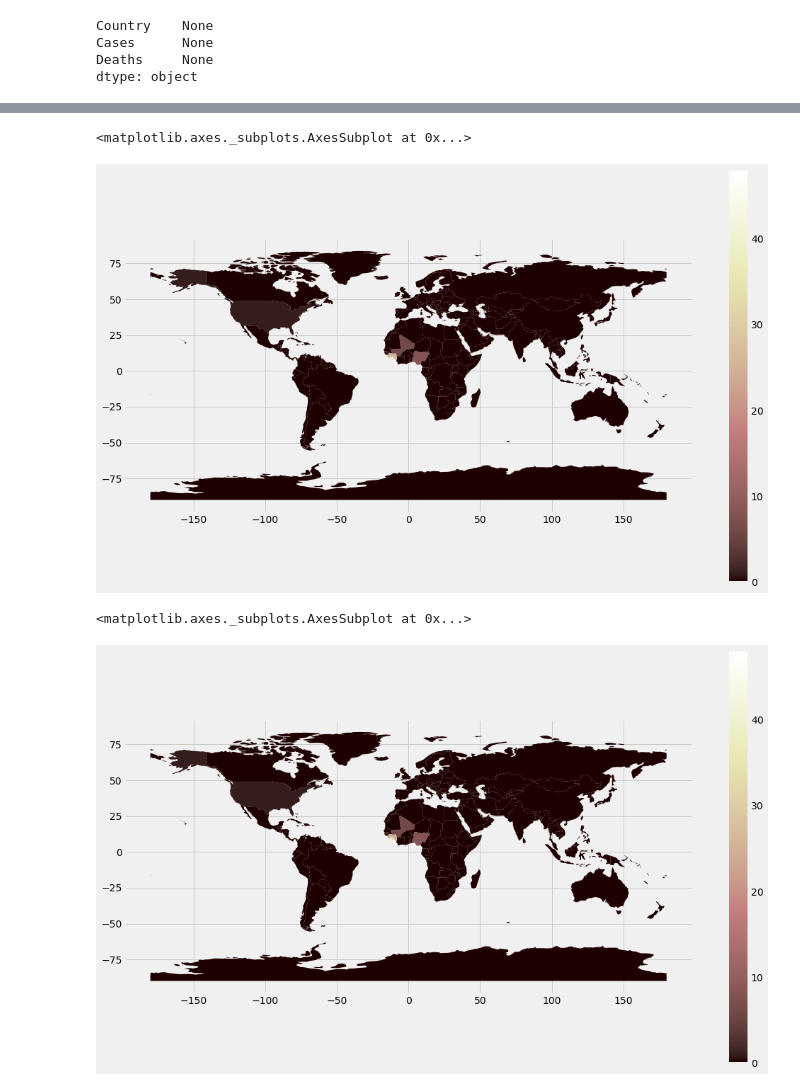
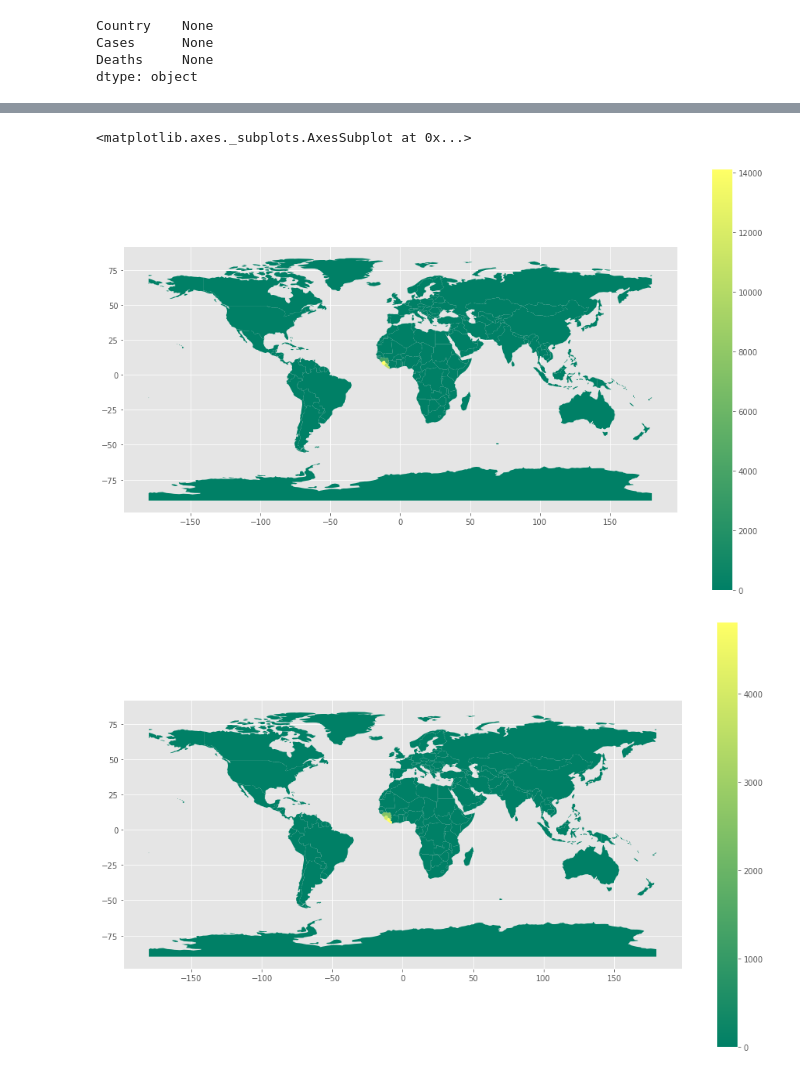
Before and after one commit to luckycontrol/BigData-Final-Project, a Jupyter notebook: ebola_an.ipynb, the cells around one changed output, grey strips where cells are left out. Cells and saved outputs as stored; diff of their text form; code cells hidden in the pictures.

```diff
--- a/ebola_an.ipynb
+++ b/ebola_an.ipynb
@@ -21,3 +21,5 @@ mask_2016 = (ebola['Date'] >= '2016-01-01') & (ebola['Date'] <= '2016-12-31')
 ebola2014 = ebola.loc[mask_2014]
 ebola2015 = ebola.loc[mask_2015]
 ebola2016 = ebola.loc[mask_2016]
+# %%
+ebola2016 = ebola2016.drop(['Date'], axis=1)
@@ -32,12 +77,10 @@ mask_2016 = (ebola2016['Date'] >= '2016-01-01') & (ebola2016['Date'] <= '2016-06
 데이터셋
     ebola2014
     ebola2015_first, ebola2015_second
-    ebola2016_first, ebola2016_second
+    ebola2016
 """
 ebola2015_first = ebola2015.loc[mask_2015_first]
 ebola2015_second = ebola2015.loc[mask_2015_second]
-
-ebola2016 = ebola2016.loc[mask_2016]
 # %%
 ebola2014_cases = ebola2014.Cases.sum()
 ebola2014_deaths = ebola2014.Deaths.sum()
@@ -70,5 +105,5 @@ ebola_dataset
 # %%
-matplotlib.style.use('fivethirtyeight')
+matplotlib.style.use('ggplot')
 ebola_dataset.plot(kind='bar')
 plt.title('Ebola virus Cases & Death by year ( 2014 ~ 2016 ) ')
 plt.xlabel('Year')
@@ -150,4 +171,5 @@ e2016
 # %%
+"""
 def set_lower_data2014(x):
     if x >= 1000:
         return x * 1/100
@@ -162,7 +184,7 @@ def set_lower_data2015(x):
 
 def set_lower_data2016(x):
     if x >= 1000:
-        return x * 1/100
+        return x * 1/10
     else:
         return x
 
@@ -172,3 +194,4 @@ e2015['Cases'] = e2015['Cases'].apply(set_lower_data2015)
 e2015['Deaths'] = e2015['Deaths'].apply(set_lower_data2015)
 e2016['Cases'] = e2016['Cases'].apply(set_lower_data2016)
 e2016['Deaths'] = e2016['Deaths'].apply(set_lower_data2016)
+"""
@@ -224,10 +239,7 @@ countries2015.plot(column='Cases', figsize=(16, 10), cmap='pink', legend=True)
 # %%
-countries2015.plot(column='Deaths', figsize=(16, 10), cmap='pink', legend=True)
+countries2016.plot(column='Cases', figsize=(16, 10), cmap='summer', legend=True)
+countries2016.plot(column='Deaths', figsize=(16, 10), cmap='summer', legend=True)
 # %% [output]
 <matplotlib.axes._subplots.AxesSubplot at 0x...>
-[figure, old version]
+[figure, new version]
+[figure, added]
-# %%
-countries2016.plot(column='Deaths', figsize=(16, 10), cmap='pink', legend=True)
-# %% [output]
-<matplotlib.axes._subplots.AxesSubplot at 0x...>
-[figure, removed]
```
Also changed, not shown: parts of 13 cells of this notebook, 2 other files.
